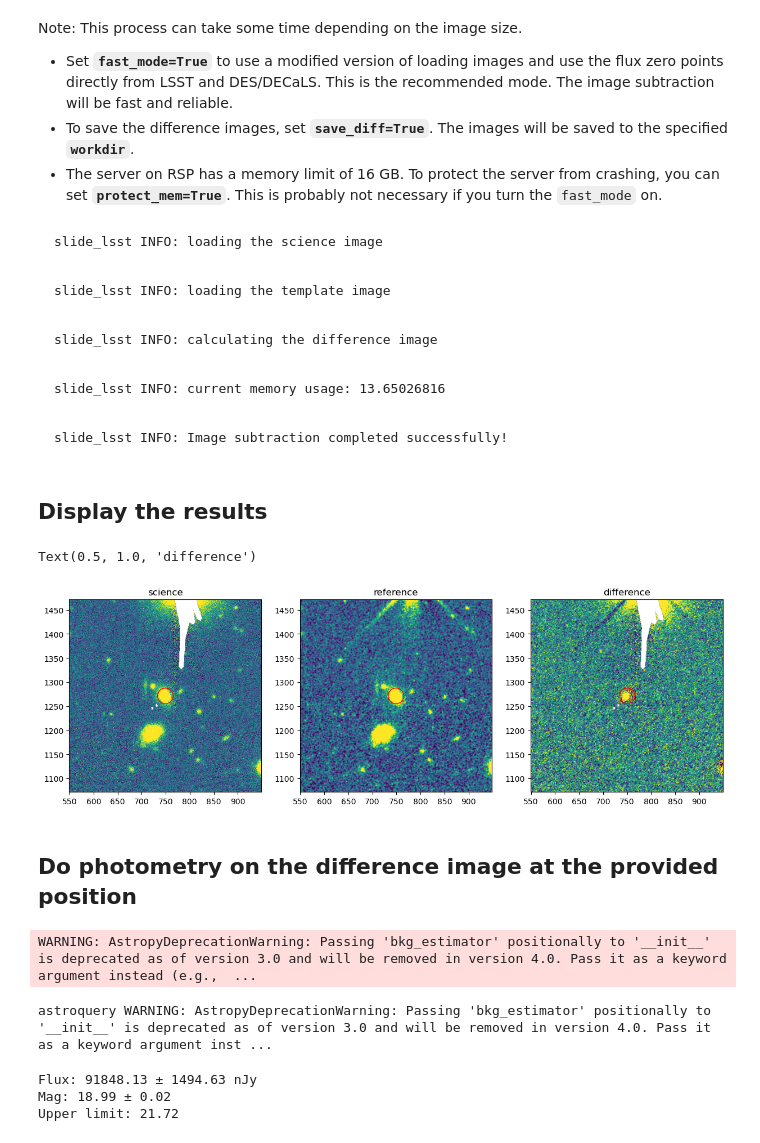
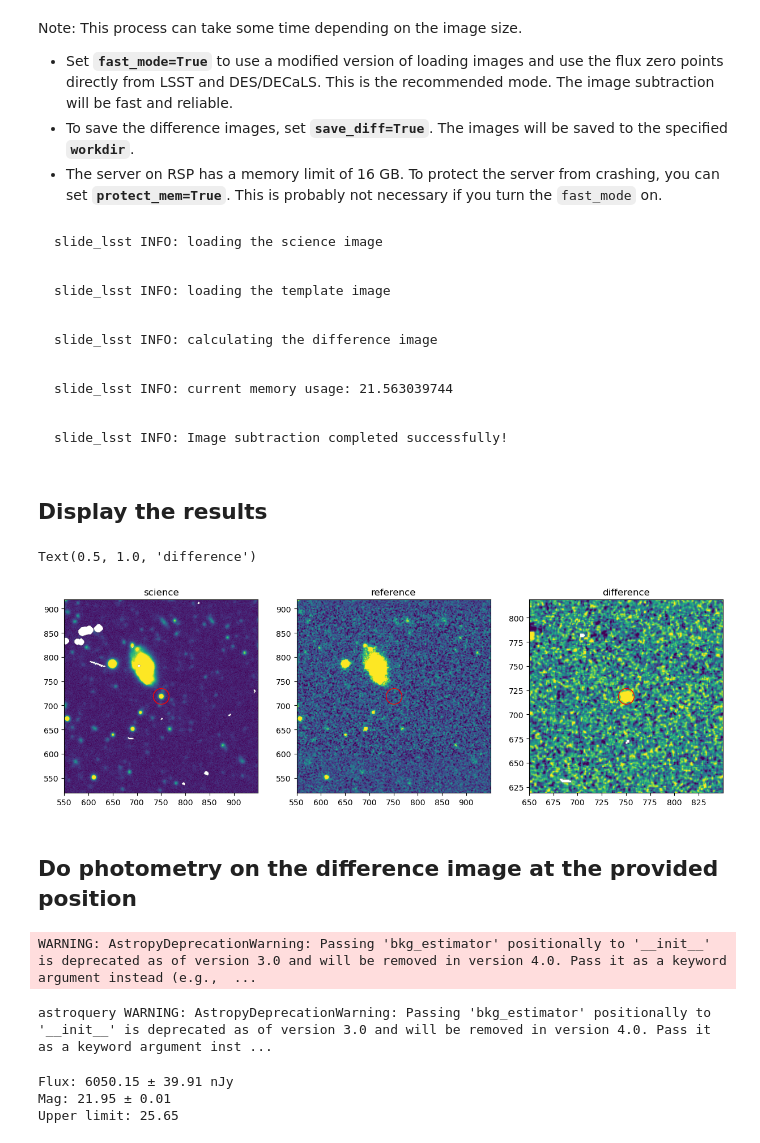
Before and after one commit to yizedong/SLIDE, a Jupyter notebook: example_dp2.ipynb, the cells around one changed output. Saved outputs shown, nothing was run; the diff lists cells and outputs as text; code cells hidden in the pictures.

```diff
--- a/example_dp2.ipynb
+++ b/example_dp2.ipynb
@@ -27,6 +27,8 @@ butler = Butler('dp2', collections=["dp2"])
 Find images that contain the source we are interested. We will only reduce one image as an example
 # %%
 ra, dec = 347.253326,  -7.518835
+ra, dec = 187.4565, +8.213469
+#ra, dec = 2.734128, 9.385351
 band = 'g'
 data_query = query_lsst_visits(butler=butler, ra=ra, dec=dec, band=band, image_type='coadd')
 # %%
@@ -78,7 +75,7 @@ This step will download the templates from DES-DR2, generate PSFs for the images
 # %%
 scidata, refdata, sci_psf, ref_psf = lsst_decam_data_load_coadd(visit_image, ra = ra, dec = dec, download_DES_temp=True, download_DECaLS_DR9_temp=False,
                                                           show=True, reference_center = 'target',
-                                                          refine_wcs_sci=True, make_sci_psf=False, get_median_sci_psf=True,
+                                                          refine_wcs_sci=False, make_sci_psf=False, get_median_sci_psf=True,
                                                           cutout=True, cutout_size=1500, reference_catalog='gaia', workdir='./',
                                                           reprojection_parallel=6,
                                                           save_intermediate=False)
@@ -113,36 +110,36 @@ normalized_difference, diff_psf = perform_image_subtraction(scidata, refdata, sc
 slide_lsst INFO: loading the science image
 slide_lsst INFO: loading the template image
 slide_lsst INFO: calculating the difference image
-slide_lsst INFO: current memory usage: 13.65026816
+slide_lsst INFO: current memory usage: 21.563039744
 slide_lsst INFO: Image subtraction completed successfully!
 # %% [markdown]
 ## Display the results
 # %%
 fig, (ax1, ax2, ax3) = plt.subplots(1, 3, figsize=(15, 15))
 norm = ImageNormalize(scidata.data, PercentileInterval(98))
 ax1.imshow(scidata, norm=norm)
 _x, _y = astropy_world_to_pixel(ra, dec, scidata.wcs)
 ax1.plot(_x, _y, marker='o', mec='r', mfc='none', ls='none', markersize=20)
 ax1.set_xlim(_x-200, _x+200)
 ax1.set_ylim(_y-200, _y+200)
 ax1.set_title('science')
 
 norm = ImageNormalize(refdata.data, PercentileInterval(98))
 ax2.imshow(refdata, norm=norm)
 ax2.plot(_x, _y, marker='o', mec='r', mfc='none', ls='none', markersize=20)
 ax2.set_xlim(_x-200, _x+200)
 ax2.set_ylim(_y-200, _y+200)
 ax2.set_title('reference')
 
 norm = ImageNormalize(normalized_difference.data, PercentileInterval(98))
 ax3.imshow(normalized_difference, norm=norm)
 ax3.plot(_x, _y, marker='o', mec='r', mfc='none', ls='none', markersize=20)
-ax3.set_xlim(_x-200, _x+200)
-ax3.set_ylim(_y-200, _y+200)
+ax3.set_xlim(_x-100, _x+100)
+ax3.set_ylim(_y-100, _y+100)
 ax3.set_title('difference')
 # %% [output]
 Text(0.5, 1.0, 'difference')
-[figure, old version]
+[figure, new version]
 # %% [markdown]
 ## Do photometry on the difference image at the provided position
 # %%
@@ -151,6 +148,6 @@ print(f"Flux: {flux_njy:.2f} ± {flux_err:.2f} nJy\nMag: {mag:.2f} ± {mag_err:.
 # %% [output]
 WARNING: AstropyDeprecationWarning: Passing 'bkg_estimator' positionally to '__init__' is deprecated as of version 3.0 and will be removed in version 4.0. Pass it as a keyword argument instead (e.g.,  ...
 astroquery WARNING: AstropyDeprecationWarning: Passing 'bkg_estimator' positionally to '__init__' is deprecated as of version 3.0 and will be removed in version 4.0. Pass it as a keyword argument inst ...
-Flux: 91848.13 ± 1494.63 nJy
-Mag: 18.99 ± 0.02
-Upper limit: 21.72
+Flux: 6050.15 ± 39.91 nJy
+Mag: 21.95 ± 0.01
+Upper limit: 25.65
```
Also changed, not shown: parts of 3 cells of this notebook, 2 other files.
